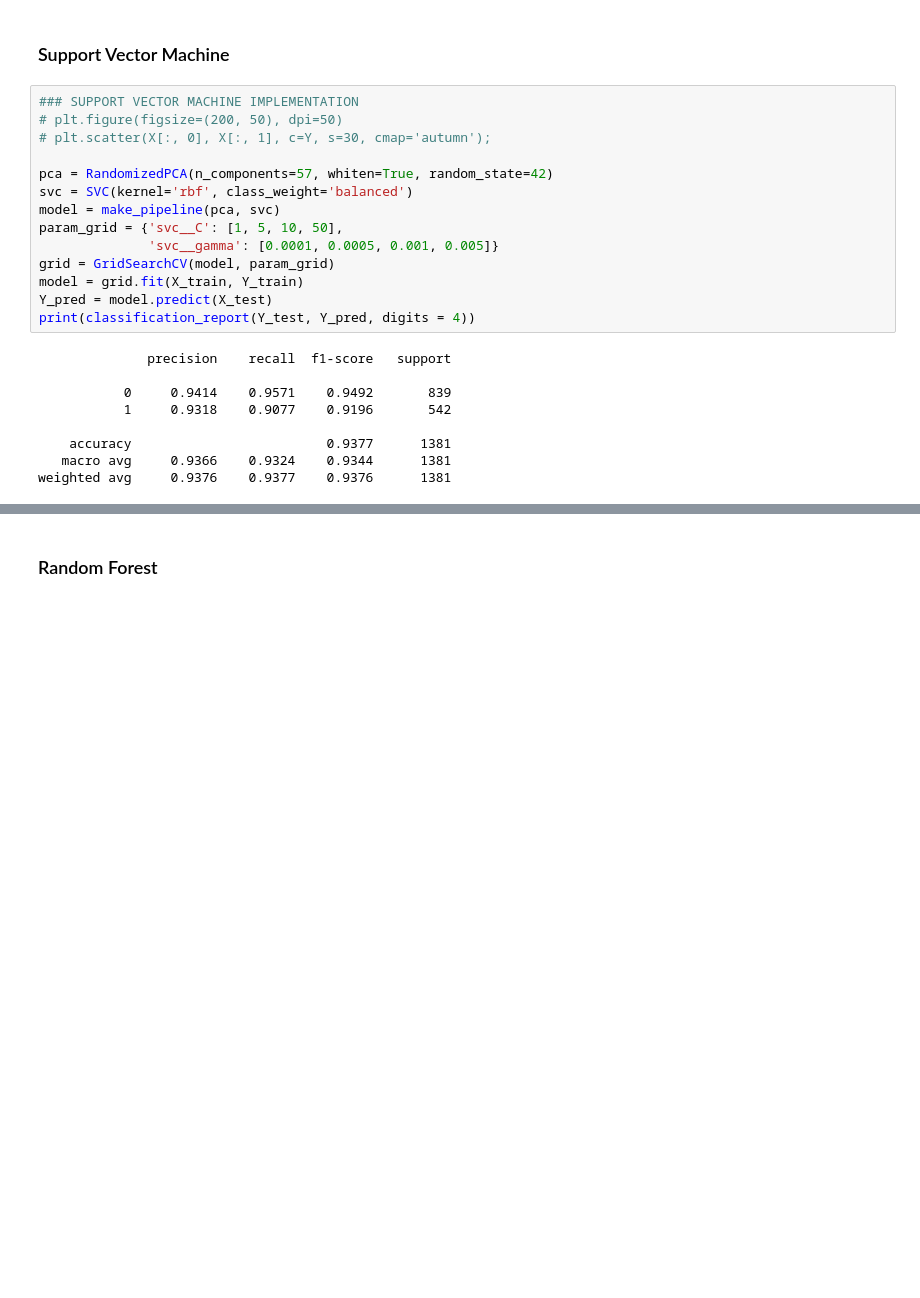
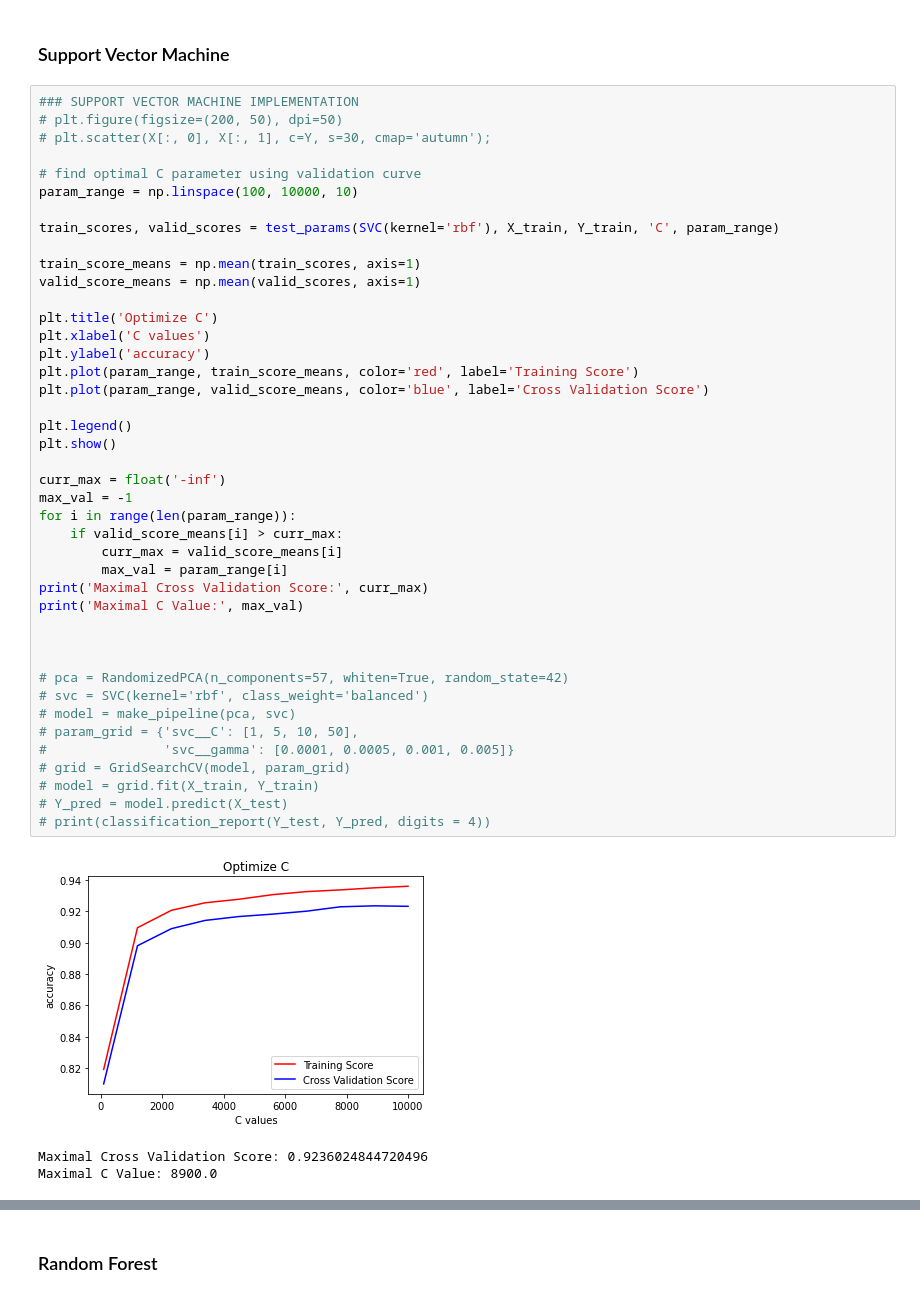
Before and after one commit to rwillett9/spam_classifier, a Jupyter notebook: spam_classifier.ipynb, the cells around one changed output, grey strips where cells are left out. Cells and saved outputs as stored; diff of their text form; blank space fills up the shorter version.

```diff
--- a/spam_classifier.ipynb
+++ b/spam_classifier.ipynb
@@ -196,23 +196,46 @@ The f1-score of the optimal logistic regression model is 0.9174.
 # %%
 ### SUPPORT VECTOR MACHINE IMPLEMENTATION
 # plt.figure(figsize=(200, 50), dpi=50)
 # plt.scatter(X[:, 0], X[:, 1], c=Y, s=30, cmap='autumn');
 
-pca = RandomizedPCA(n_components=57, whiten=True, random_state=42)
-svc = SVC(kernel='rbf', class_weight='balanced')
-model = make_pipeline(pca, svc)
-param_grid = {'svc__C': [1, 5, 10, 50],
-              'svc__gamma': [0.0001, 0.0005, 0.001, 0.005]}
-grid = GridSearchCV(model, param_grid)
-model = grid.fit(X_train, Y_train)
-Y_pred = model.predict(X_test)
-print(classification_report(Y_test, Y_pred, digits = 4))
+# find optimal C parameter using validation curve
+param_range = np.linspace(100, 10000, 10)
+
+train_scores, valid_scores = test_params(SVC(kernel='rbf'), X_train, Y_train, 'C', param_range)
+
+train_score_means = np.mean(train_scores, axis=1)
+valid_score_means = np.mean(valid_scores, axis=1)
+
+plt.title('Optimize C')
+plt.xlabel('C values')
+plt.ylabel('accuracy')
+plt.plot(param_range, train_score_means, color='red', label='Training Score')
+plt.plot(param_range, valid_score_means, color='blue', label='Cross Validation Score')
+
+plt.legend()
+plt.show()
+
+curr_max = float('-inf')
+max_val = -1
+for i in range(len(param_range)):
+    if valid_score_means[i] > curr_max:
+        curr_max = valid_score_means[i]
+        max_val = param_range[i]
+print('Maximal Cross Validation Score:', curr_max)
+print('Maximal C Value:', max_val)
+
+
+
+# pca = RandomizedPCA(n_components=57, whiten=True, random_state=42)
+# svc = SVC(kernel='rbf', class_weight='balanced')
+# model = make_pipeline(pca, svc)
+# param_grid = {'svc__C': [1, 5, 10, 50],
+#               'svc__gamma': [0.0001, 0.0005, 0.001, 0.005]}
+# grid = GridSearchCV(model, param_grid)
+# model = grid.fit(X_train, Y_train)
+# Y_pred = model.predict(X_test)
+# print(classification_report(Y_test, Y_pred, digits = 4))
 # %% [output]
+[figure, added]
-              precision    recall  f1-score   support
-
-           0     0.9414    0.9571    0.9492       839
-           1     0.9318    0.9077    0.9196       542
-
-    accuracy                         0.9377      1381
-   macro avg     0.9366    0.9324    0.9344      1381
-weighted avg     0.9376    0.9377    0.9376      1381
+Maximal Cross Validation Score: 0.9236024844720496
+Maximal C Value: 8900.0
```
Also changed, not shown: parts of 5 cells of this notebook.
